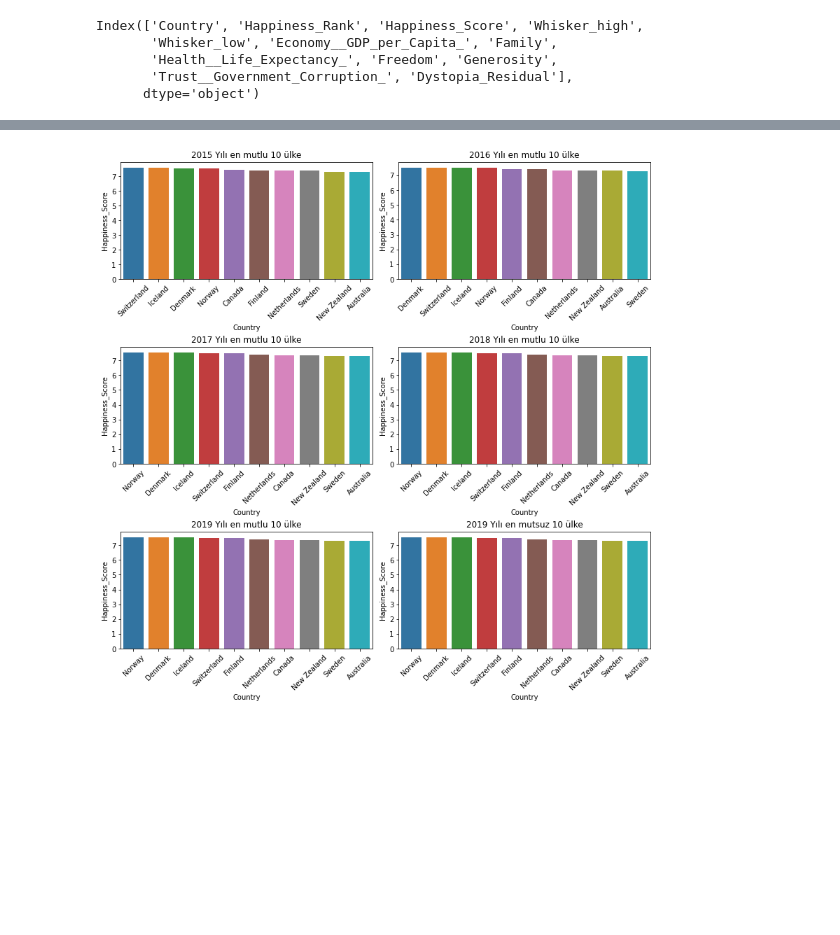
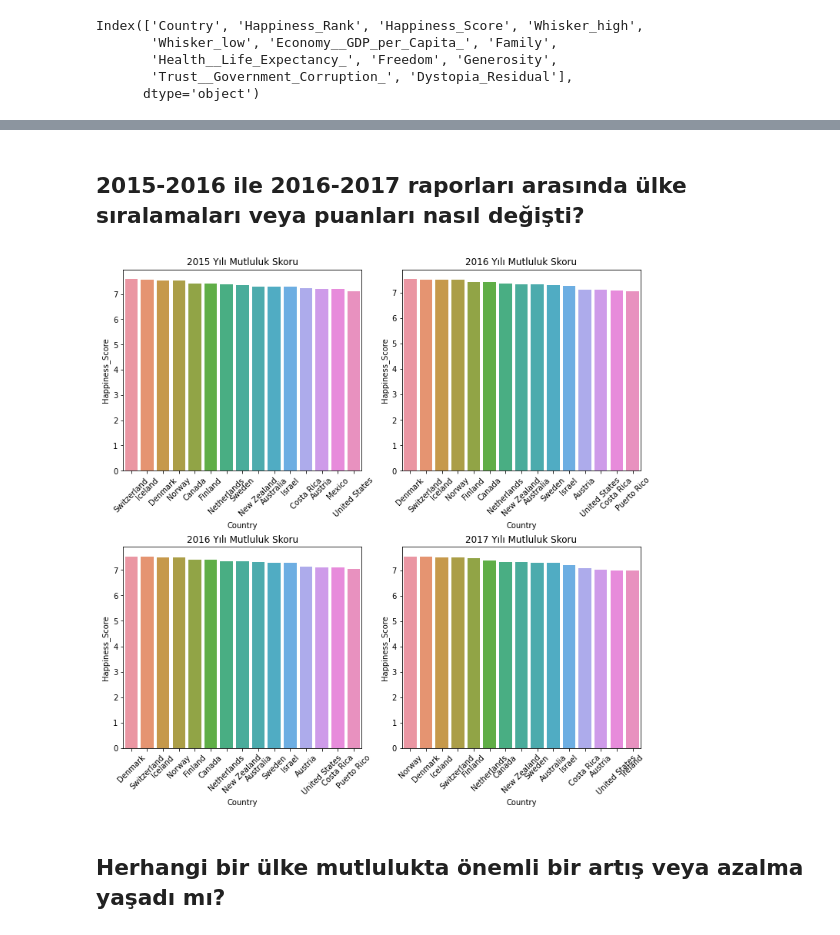
Before and after one commit to BarborosT/Final-Case, a Jupyter notebook: Mutluluk Project/Mutluluk.ipynb, the cells around one changed output, grey strips where cells are left out. Cells and saved outputs as stored; diff of their text form; code cells hidden in the pictures; blank space fills up the shorter version.

```diff
--- a/Mutluluk Project/Mutluluk.ipynb
+++ b/Mutluluk Project/Mutluluk.ipynb
@@ -356,28 +386,28 @@ fifthd2019.head(10)
+# %% [markdown]
+## 2015-2016 ile 2016-2017 raporları arasında ülke sıralamaları veya puanları nasıl değişti?
 # %%
-sort_secondd = secondd2016.head(10)
-sort_thirdd = thirdd2017.head(10)
-sort_fourthd = fourthd2018.head(10)
-sort_fifthd = fifthd2019.head(10)
-sort_first = firstd2015.head(10)
-sad_fifthd = fifthd2019.tail(10)
-f, axs = plt.subplots(3,2, figsize = (11,11), constrained_layout = True)
+sort_first = firstd2015.head(15)
+sort_secondd = secondd2016.head(15)
+sort_secondd2 = secondd2016.head(15)
+sort_thirdd = thirdd2017.head(15)
+
+
+f, axs = plt.subplots(2,2, figsize = (10,10), constrained_layout = True)
 ax=sns.barplot(x="Country", y="Happiness_Score", data=sort_first , ax = axs[0, 0])
 ax.tick_params(axis = 'x', rotation = 45)
 ax=sns.barplot(x="Country",y="Happiness_Score", data=sort_secondd, ax = axs[0, 1])
 ax.tick_params(axis = 'x', rotation = 45)
-ax=sns.barplot(x="Country",y="Happiness_Score", data=sort_thirdd, ax = axs[1, 0])
+ax=sns.barplot(x="Country",y="Happiness_Score", data=sort_secondd2, ax = axs[1, 0])
 ax.tick_params(axis = 'x', rotation = 45)
-ax=sns.barplot(x="Country",y="Happiness_Score", data=sort_fourthd, ax = axs[1, 1])
+ax=sns.barplot(x="Country",y="Happiness_Score", data=sort_thirdd, ax = axs[1, 1])
 ax.tick_params(axis = 'x', rotation = 45)
-ax=sns.barplot(x="Country",y="Happiness_Score", data =sort_fifthd, ax = axs[2, 0])
-ax.tick_params(axis = 'x', rotation = 45)
-ax=sns.barplot(x="Country",y="Happiness_Score", data =sort_fifthd, ax = axs[2, 1])
-ax.tick_params(axis = 'x', rotation = 45)
-axs[0, 0].title.set_text('2015 Yılı en mutlu 10 ülke')
-axs[0, 1].title.set_text('2016 Yılı en mutlu 10 ülke')
-axs[1, 0].title.set_text('2017 Yılı en mutlu 10 ülke')
-axs[1, 1].title.set_text('2018 Yılı en mutlu 10 ülke')
-axs[2, 0].title.set_text('2019 Yılı en mutlu 10 ülke')
-axs[2, 1].title.set_text('2019 Yılı en mutsuz 10 ülke')
+
+
+axs[0, 0].title.set_text('2015 Yılı Mutluluk Skoru')
+axs[0, 1].title.set_text('2016 Yılı Mutluluk Skoru')
+axs[1, 0].title.set_text('2016 Yılı Mutluluk Skoru')
+axs[1, 1].title.set_text('2017 Yılı Mutluluk Skoru')
 # %% [output]
-[figure, old version]
+[figure, new version]
+# %% [markdown]
+## Herhangi bir ülke mutlulukta önemli bir artış veya azalma yaşadı mı?
```
Also changed, not shown: parts of 13 cells of this notebook.
